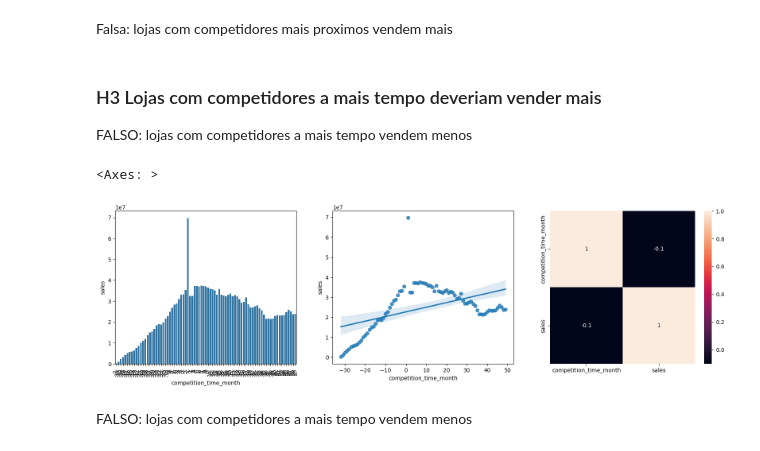
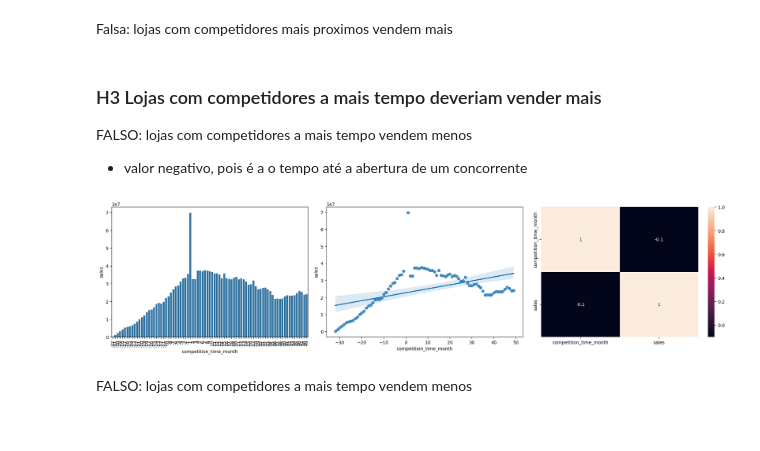
Before and after one commit to juanzimmer/ds_prod_resumo, a Jupyter notebook: notebook.ipynb, the cells around one changed output. Cells and saved outputs as stored; diff of their text form; code cells hidden in the pictures.

```diff
--- a/notebook.ipynb
+++ b/notebook.ipynb
@@ -572,25 +572,30 @@ Falsa: lojas com competidores mais proximos vendem mais
 # %% [markdown]
 ### H3 Lojas com competidores a mais tempo deveriam vender mais
 FALSO: lojas com competidores a mais tempo vendem menos
+
+ - valor negativo, pois é a o tempo até a abertura de um concorrente
 # %%
 plt.figure(figsize=(20, 5))
 
 aux = df4[['competition_time_month', 'sales']].groupby('competition_time_month').sum().reset_index()
 aux = aux[(aux['competition_time_month'] < 50) & (aux['competition_time_month'] != 0)]
 
 plt.subplot(1, 3, 1)
 sns.barplot(data = aux, x = 'competition_time_month', y = 'sales')
-plt.xticks(rotation = 120)
+plt.xticks(rotation = 90)
 
 plt.subplot(1, 3, 2)
 sns.regplot(data = aux, x = 'competition_time_month', y = 'sales')
 
 plt.subplot(1, 3, 3)
 aux = df4[['competition_time_month', 'sales']].groupby('competition_time_month').sum().reset_index()
 sns.heatmap(aux.corr(method='pearson'), annot=True)
+
+# Ajustar espaçamento
+plt.tight_layout()
+plt.show()
 # %% [output]
-<Axes: >
-[figure, old version]
+[figure, new version]
 # %% [markdown]
 FALSO: lojas com competidores a mais tempo vendem menos
 # %% [markdown]
```
Also changed, not shown: parts of 3 cells of this notebook.
